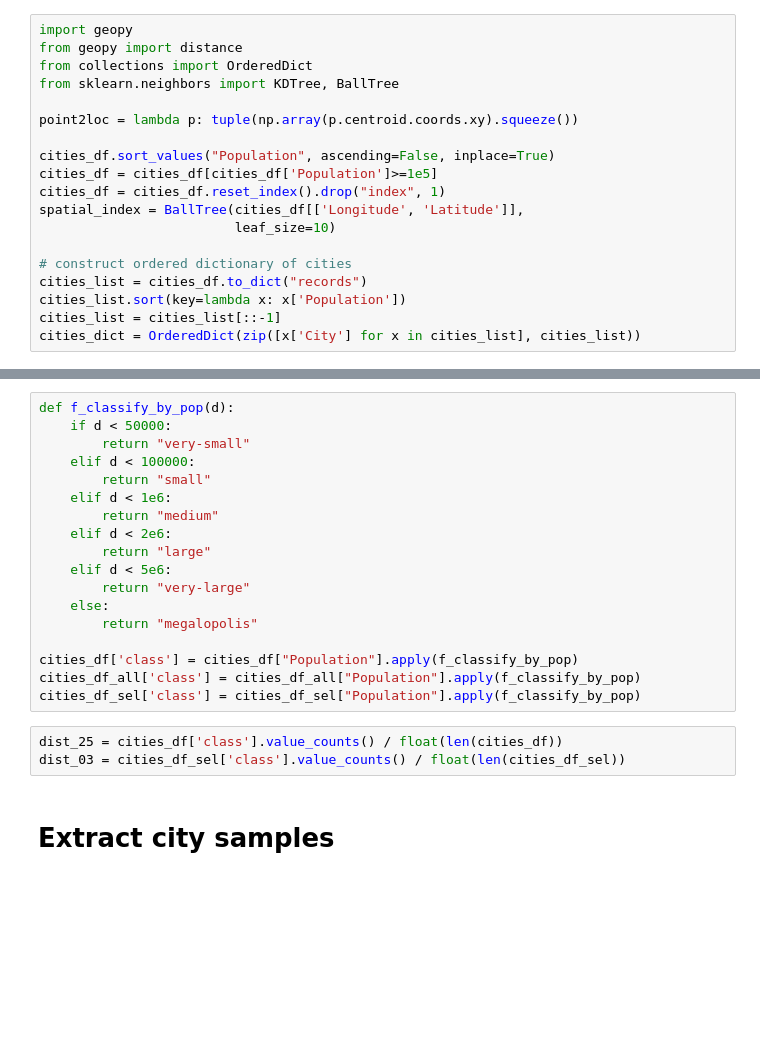
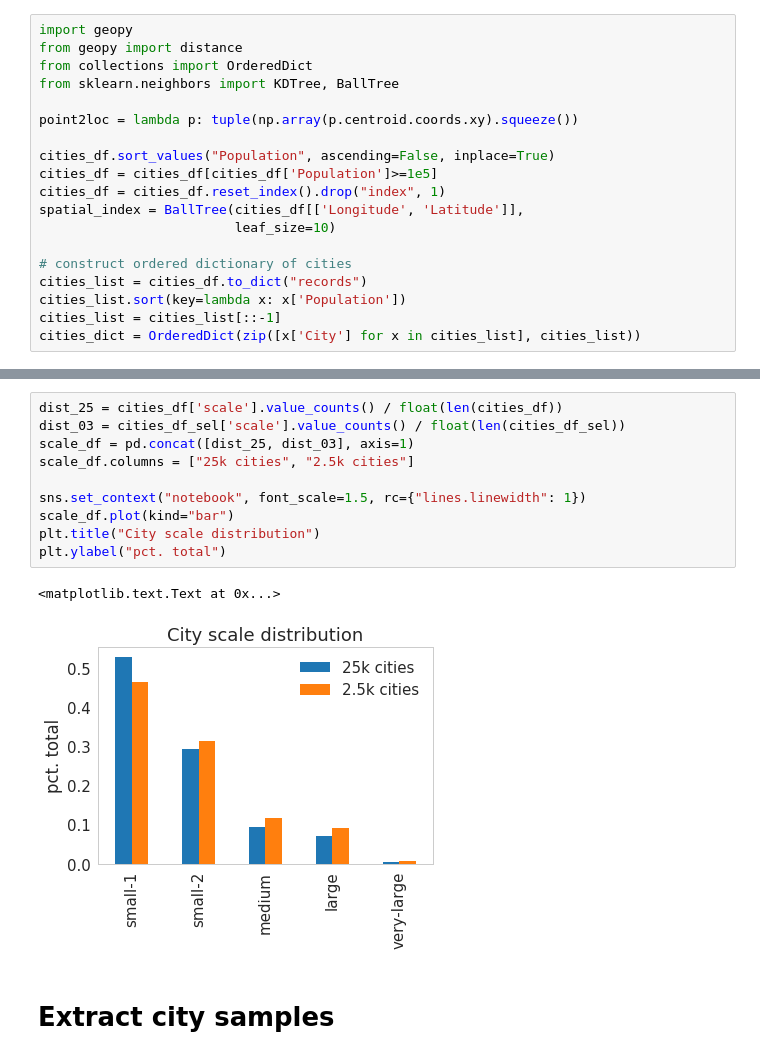
Before and after one commit to adrianalbert/urbanization-patterns, a Jupyter notebook: data-preprocessing/create world cities dataset.ipynb, the cells around one changed output, grey strips where cells are left out. Saved outputs shown, nothing was run; the diff lists cells and outputs as text; blank space fills up the shorter version.

```diff
--- a/data-preprocessing/create world cities dataset.ipynb
+++ b/data-preprocessing/create world cities dataset.ipynb
@@ -161,24 +193,16 @@ plt.yticks(fontsize=12)
-# %%
-def f_classify_by_pop(d):
-    if d < 50000:
-        return "very-small"
-    elif d < 100000:
-        return "small"
-    elif d < 1e6:
-        return "medium"
-    elif d < 2e6:
-        return "large"
-    elif d < 5e6:
-        return "very-large"
-    else:
-        return "megalopolis"
-
-cities_df['class'] = cities_df["Population"].apply(f_classify_by_pop)
-cities_df_all['class'] = cities_df_all["Population"].apply(f_classify_by_pop)
-cities_df_sel['class'] = cities_df_sel["Population"].apply(f_classify_by_pop)
-# %%
-dist_25 = cities_df['class'].value_counts() / float(len(cities_df))
-dist_03 = cities_df_sel['class'].value_counts() / float(len(cities_df_sel))
+# %%
+dist_25 = cities_df['scale'].value_counts() / float(len(cities_df))
+dist_03 = cities_df_sel['scale'].value_counts() / float(len(cities_df_sel))
+scale_df = pd.concat([dist_25, dist_03], axis=1)
+scale_df.columns = ["25k cities", "2.5k cities"]
+
+sns.set_context("notebook", font_scale=1.5, rc={"lines.linewidth": 1})
+scale_df.plot(kind="bar")
+plt.title("City scale distribution")
+plt.ylabel("pct. total")
+# %% [output]
+<matplotlib.text.Text at 0x...>
+[figure, added]
 # %% [markdown]
 # Extract city samples
 # %%
```
Also changed, not shown: parts of 14 cells of this notebook.
